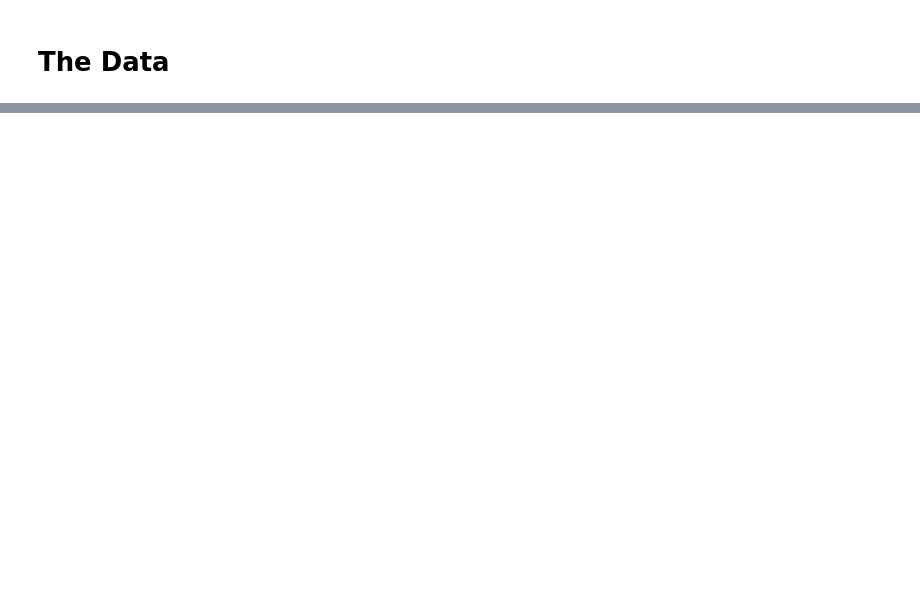
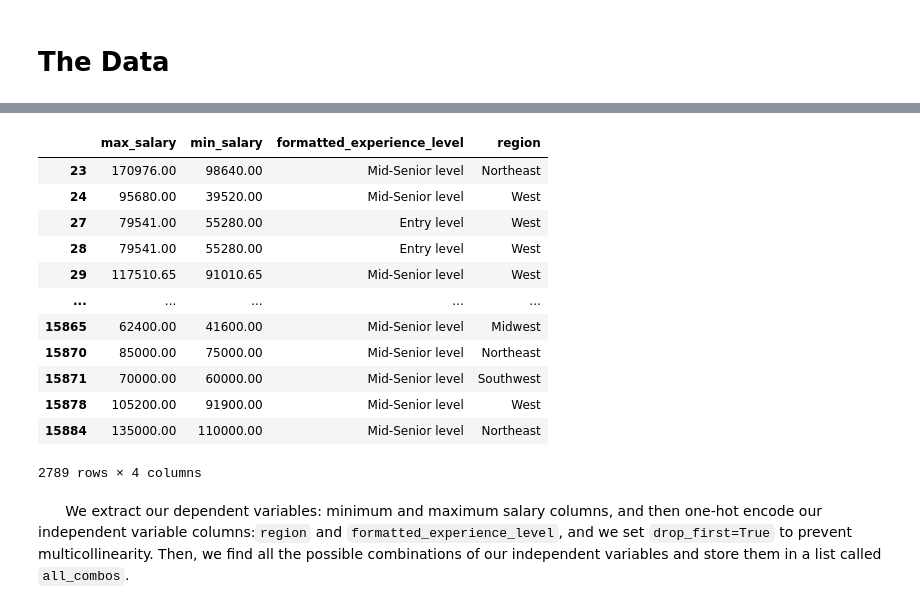
Before and after one commit to sarahwinters64/portfolio_projects, a Jupyter notebook: Analyzing Data from LinkedIn Job Postings.ipynb, the cells around one changed output, grey strips where cells are left out. Cells and saved outputs as stored; diff of their text form; code cells hidden in the pictures; blank space fills up the shorter version.

````diff
--- a/Analyzing Data from LinkedIn Job Postings.ipynb
+++ b/Analyzing Data from LinkedIn Job Postings.ipynb
@@ -74,0 +164,18 @@ dtype: int64
+# %%
+clean_pred_data
+# %% [output]
+|  | max_salary | min_salary | formatted_experience_level | region |
+| 23 | 170976.00 | 98640.00 | Mid-Senior level | Northeast |
+| 24 | 95680.00 | 39520.00 | Mid-Senior level | West |
+| 27 | 79541.00 | 55280.00 | Entry level | West |
+| 28 | 79541.00 | 55280.00 | Entry level | West |
+| 29 | 117510.65 | 91010.65 | Mid-Senior level | West |
+| ... | ... | ... | ... | ... |
+| 15865 | 62400.00 | 41600.00 | Mid-Senior level | Midwest |
+| 15870 | 85000.00 | 75000.00 | Mid-Senior level | Northeast |
+| 15871 | 70000.00 | 60000.00 | Mid-Senior level | Southwest |
+| 15878 | 105200.00 | 91900.00 | Mid-Senior level | West |
+| 15884 | 135000.00 | 110000.00 | Mid-Senior level | Northeast |
+2789 rows × 4 columns
+# %% [markdown]
+&emsp; &nbsp; We extract our dependent variables: minimum and maximum salary columns, and then one-hot encode our independent variable columns:```region``` and ```formatted_experience_level```, and we set ```drop_first=True``` to prevent multicollinearity. Then, we find all the possible combinations of our independent variables and store them in a list called ```all_combos```.
````
Also changed, not shown: parts of 92 cells of this notebook.
